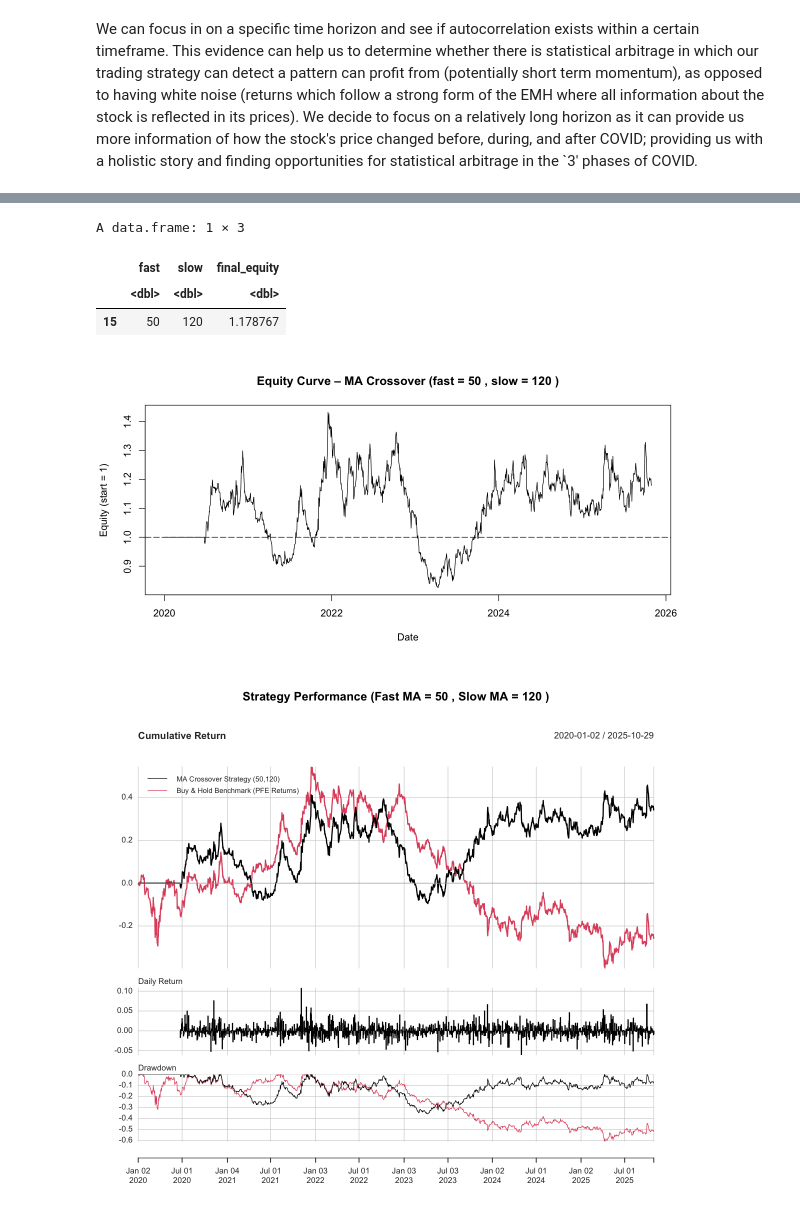
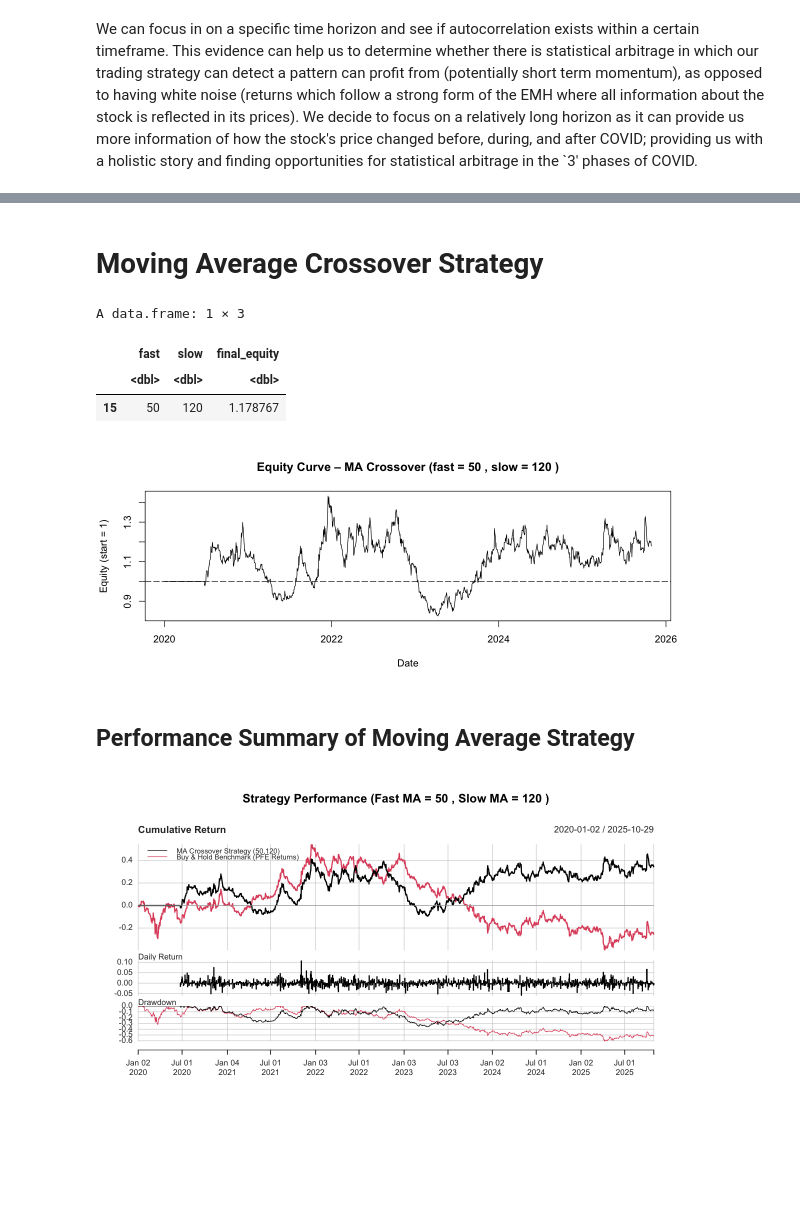
Before and after one commit to hivan04/pfe-trading-strats, a Jupyter notebook: main.ipynb, the cells around one changed output, grey strips where cells are left out. Cells and saved outputs as stored; diff of their text form; code cells hidden in the pictures; blank space fills up the shorter version.

```diff
--- a/main.ipynb
+++ b/main.ipynb
@@ -191,8 +193,11 @@ Processing: ANNUALLY
+# %% [markdown]
+# Moving Average Crossover Strategy
 # %%
 pfe <- pfe %>%
   filter(datadate >= as.Date("2020-01-01")) %>%
   arrange(datadate)
 # %%
+#| tbl-cap: "Optimal fast and slow MA lags"
 source('bs-signal.r')
 source('backtest.r')
 
@@ -213,10 +218,10 @@ for (f in fast_grid) {
     if (f >= s) next
 
     # 1) Generate signals
-    sig <- ma_signal(price, fast = f, slow = s)
+    sig <- ma_signal(pfe$prccd, fast = f, slow = s)
 
     # 2) Backtest
-    bt  <- backtest_ma(price, signal = sig)
+    bt  <- backtest_ma(pfe$prccd, signal = sig)
 
     # 3) Store final equity (performance metric)
     final_eq <- tail(bt$equity, 1)
@@ -239,6 +244,7 @@ A data.frame: 1 × 3
 |  | <dbl> | <dbl> | <dbl> |
 | 15 | 50 | 120 | 1.178767 |
 # %%
+#| fig-cap: "Equity Curve using MA Crossover Strategy"
 price <- pfe$prccd
 
 # Generate signals and backtest using the optimal windows
@@ -254,26 +260,30 @@ plot(
 )
 abline(h = 1, lty = 5)
 # %% [output]
-[figure, old version]
+[figure, new version]
+# %% [markdown]
+## Performance Summary of Moving Average Strategy
 # %%
+#| fig-cap: "Optiaml MA Crossover Performance Summary"
 # Store data in an xts readable dataframe
 strategy_returns <- xts(best_bt$returns, order.by = pfe$datadate)
 benchmark_returns <- xts(pfe$ret, order.by = pfe$datadate)
 
 comparison <- merge(strategy_returns, benchmark_returns)
-colnames(comparison) <- c("MA Crossover Strategy (50,120)", "Buy & Hold Benchmark (PFE Returns)")
+colnames(comparison) <- c("MA Crossover Strategy (50,120)",
+                    "Buy & Hold Benchmark (PFE Returns)")
 
 # Performance Summary Chart
-options(repr.plot.width = 10, repr.plot.height = 9) # Adjust plot dim.
+options(repr.plot.width = 10, repr.plot.height = 5.5)
 charts.PerformanceSummary(
     comparison,
     geometric = FALSE,
     main = paste("Strategy Performance (Fast MA =",
         best_fast, ", Slow MA =", best_slow, ")")
 )
 
 # Reset to default height
-options(repr.plot.width = 10, repr.plot.height = 5)
+options(repr.plot.width = 10, repr.plot.height = 4)
 # %% [output]
-[figure, old version]
+[figure, new version]
 # %%
```
Also changed, not shown: parts of 23 cells of this notebook, 1 other file.
